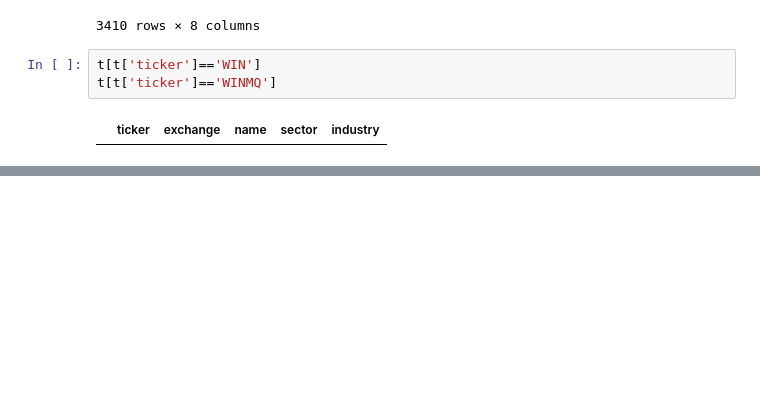
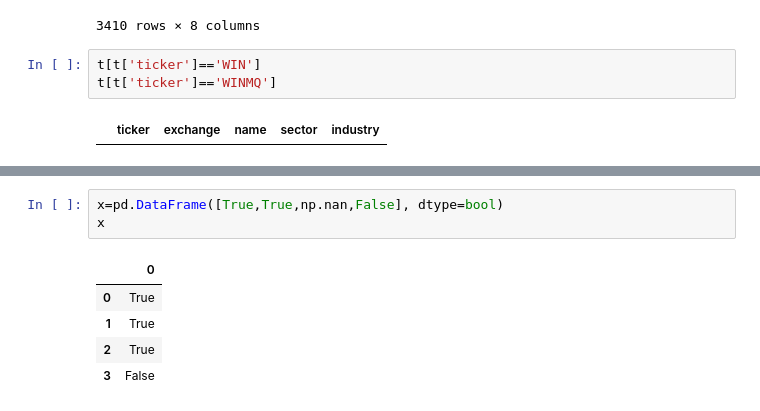
Before and after one commit to marcdumon/funda, a Jupyter notebook: src/visualization/Untitled.ipynb, the cells around one changed output, grey strips where cells are left out. Saved outputs shown, nothing was run; the diff lists cells and outputs as text; blank space fills up the shorter version.

```diff
--- a/src/visualization/Untitled.ipynb
+++ b/src/visualization/Untitled.ipynb
@@ -289,0 +354,9 @@ t[t['ticker']=='WINMQ']
+# %%
+x=pd.DataFrame([True,True,np.nan,False], dtype=bool)
+x
+# %% [output]
+|  | 0 |
+| 0 | True |
+| 1 | True |
+| 2 | True |
+| 3 | False |
```
Also changed, not shown: parts of 5 cells of this notebook, 1 other file.
